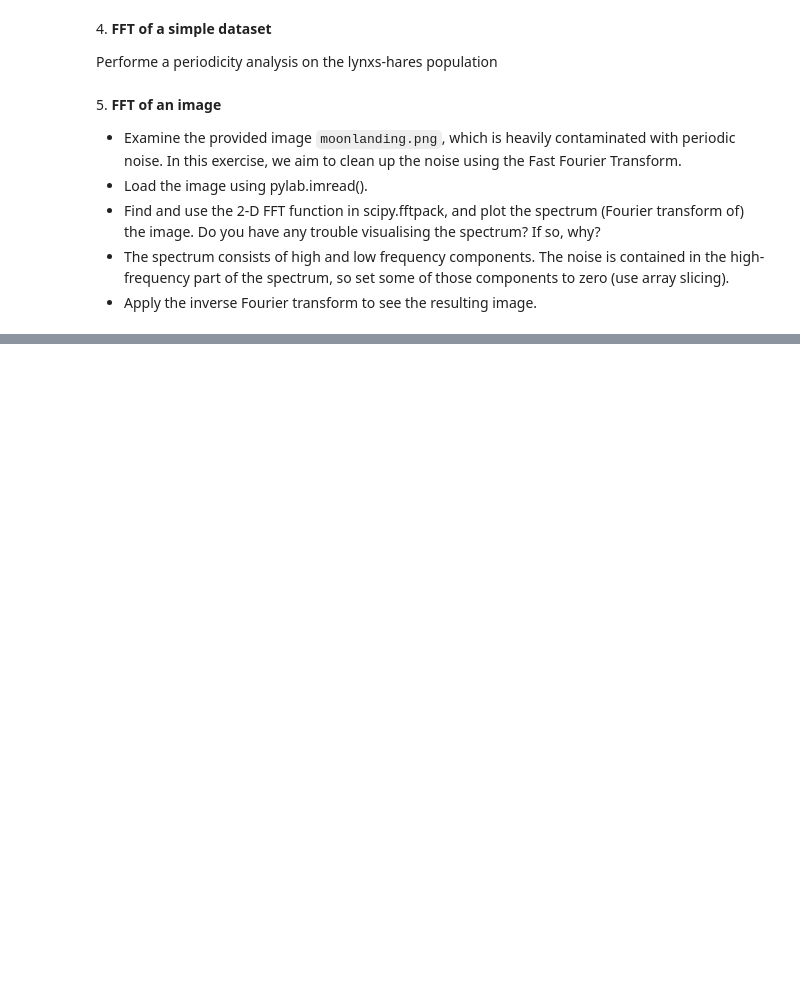
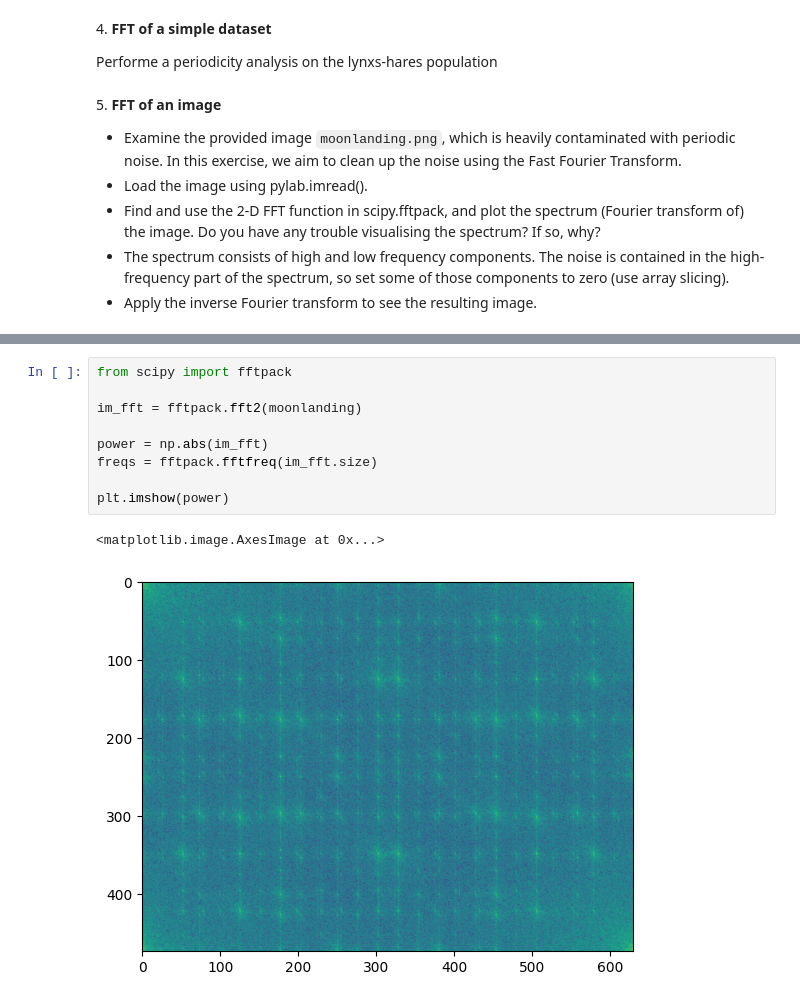
Before and after one commit to Giacomo-Menegatti/CompMethods, a Jupyter notebook: 09ex_Algorithms.ipynb, the cells around one changed output, grey strips where cells are left out. Drawn from its saved outputs; the diff is of its cells as text; blank space fills up the shorter version.

```diff
--- a/09ex_Algorithms.ipynb
+++ b/09ex_Algorithms.ipynb
@@ -72,0 +126,12 @@ Performe a periodicity analysis on the lynxs-hares population
+# %%
+from scipy import fftpack
+
+im_fft = fftpack.fft2(moonlanding)
+
+power = np.abs(im_fft)
+freqs = fftpack.fftfreq(im_fft.size)
+
+plt.imshow(power)
+# %% [output]
+<matplotlib.image.AxesImage at 0x...>
+[figure, added]
```
Also changed, not shown: parts of 3 cells of this notebook, 2 other files.
